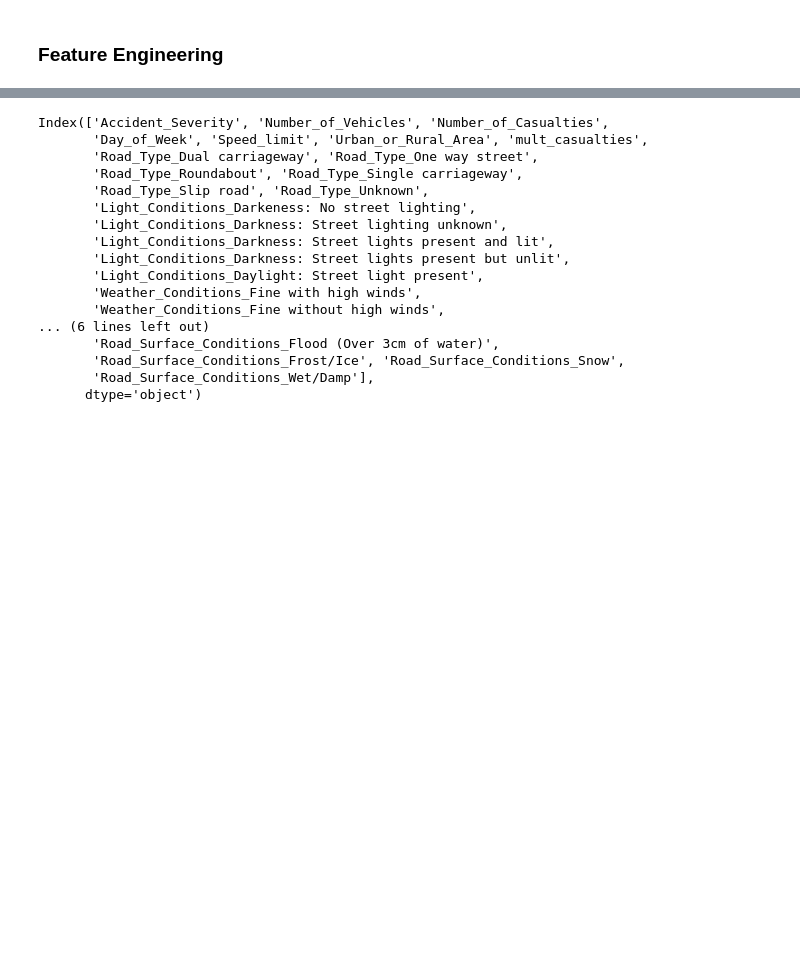
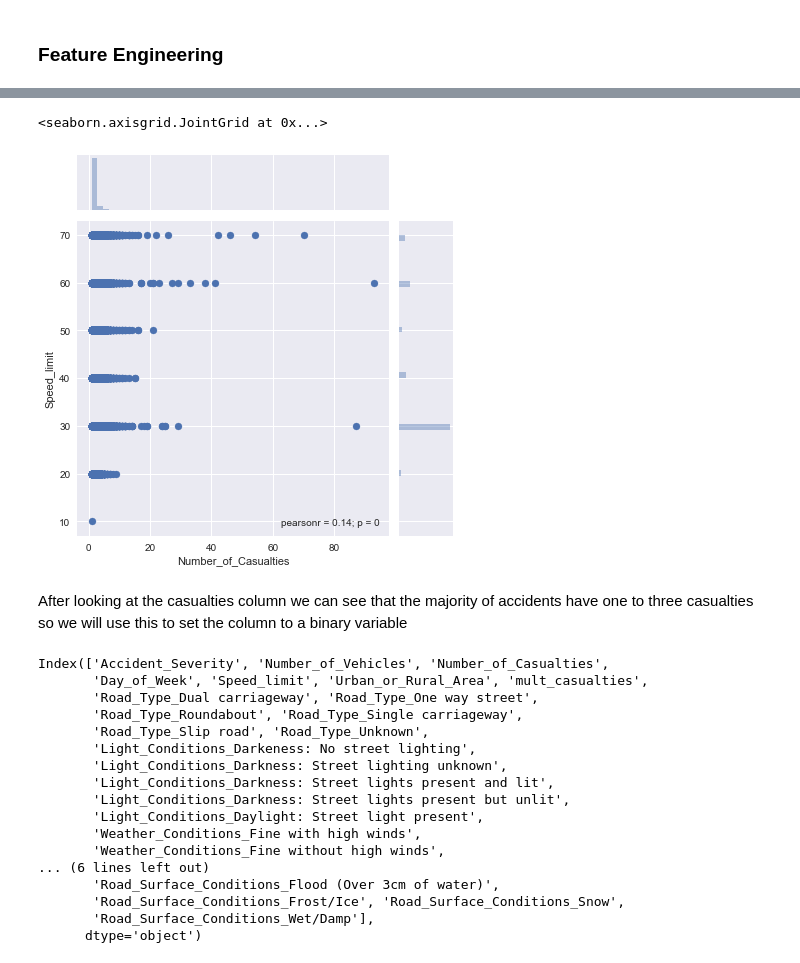
Before and after one commit to etallen127/Lasso-Ridge-Regression, a Jupyter notebook: Lasso_Ridge_Log_regression_UKCrashData.ipynb, the cells around one changed output, grey strips where cells are left out. Saved outputs shown, nothing was run; the diff lists cells and outputs as text; code cells hidden in the pictures; blank space fills up the shorter version.

```diff
--- a/Lasso_Ridge_Log_regression_UKCrashData.ipynb
+++ b/Lasso_Ridge_Log_regression_UKCrashData.ipynb
@@ -41,3 +54,11 @@ sns.heatmap(df.isnull(), yticklabels=False,cbar=False,cmap='winter')
+# %%
+# deaths v speed limit
+sns.jointplot(x='Number_of_Casualties',y= 'Speed_limit',data=df)
+# %% [output]
+<seaborn.axisgrid.JointGrid at 0x...>
+[figure, added]
+# %% [markdown]
+After looking at the casualties column we can see that the majority of accidents  have one to three casualties so we will use this to set the column to a binary variable
 # %%
 #setting up data frame
 features = pd.DataFrame()
```
Also changed, not shown: parts of 6 cells of this notebook.
